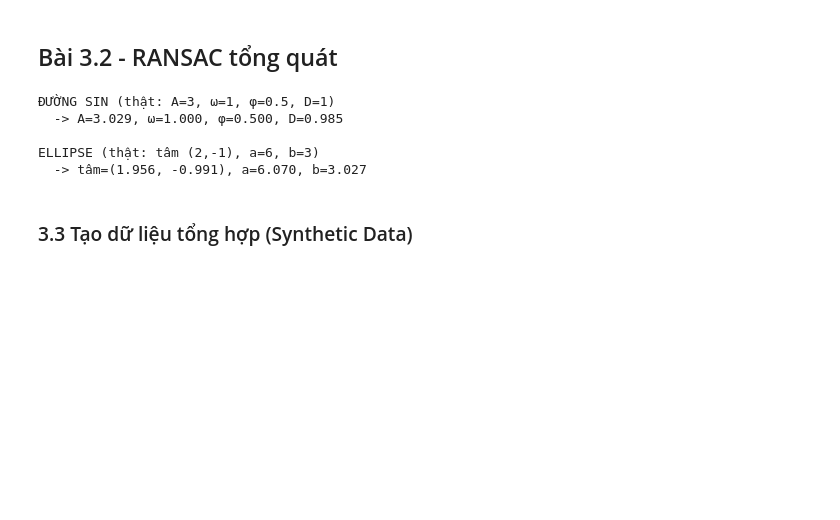
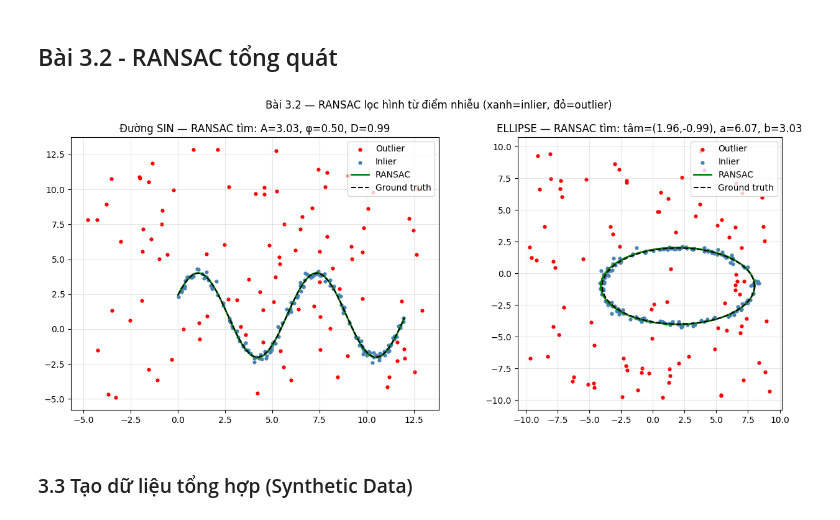
Before and after one commit to thuankoten/computer-vision-lab, a Jupyter notebook: Chapter03/Chapter_03.ipynb, the cells around one changed output. Saved outputs shown, nothing was run; the diff lists cells and outputs as text; code cells hidden in the pictures; blank space fills up the shorter version.

Commit message:
3.2 Ransac with picture

```diff
--- a/Chapter03/Chapter_03.ipynb
+++ b/Chapter03/Chapter_03.ipynb
@@ -1006,30 +976,46 @@ def distance_ellipse(m, p):
 # %%
 # ============================ DEMO: dùng lại ransac cho 2 hình ============================
 if __name__ == "__main__":
+    import matplotlib.pyplot as plt
+
     rng = np.random.default_rng(0)
+    fig, (ax1, ax2) = plt.subplots(1, 2, figsize=(13, 5.5))
 
     # --- ĐƯỜNG SIN: A=3, ω=1, φ=0.5, D=1 ---
     x = rng.uniform(0, 12, 150)
     y = 3 * np.sin(OMEGA * x + 0.5) + 1 + rng.normal(0, 0.2, 150)
     sine = np.vstack([np.column_stack([x, y]), rng.uniform(-5, 13, (100, 2))])
-    A, w, phi, D = ransac(sine, fit_sine, distance_sine, n=3, k=500, t=0.6)[0]
-    print("ĐƯỜNG SIN (thật: A=3, ω=1, φ=0.5, D=1)")
-    print(f"  -> A={A:.3f}, ω={w:.3f}, φ={phi:.3f}, D={D:.3f}\n")
+    model_s, inl_s = ransac(sine, fit_sine, distance_sine, n=3, k=500, t=0.6)
+    A, w, phi, D = model_s
+
+    ax1.scatter(sine[~inl_s, 0], sine[~inl_s, 1], c="red", s=12, label="Outlier")
+    ax1.scatter(sine[inl_s, 0], sine[inl_s, 1], c="steelblue", s=12, label="Inlier")
+    xs = np.linspace(0, 12, 300)
+    ax1.plot(xs, A * np.sin(w * xs + phi) + D, "g-", lw=2, label="RANSAC")
+    ax1.plot(xs, 3 * np.sin(xs + 0.5) + 1, "k--", lw=1.5, label="Ground truth")
+    ax1.set_title(f"Đường SIN — RANSAC tìm: A={A:.2f}, φ={phi:.2f}, D={D:.2f}")
+    ax1.legend(); ax1.grid(alpha=0.3)
 
     # --- ELLIPSE: tâm (2,-1), a=6, b=3  (DÙNG LẠI cùng ransac) ---
     th = rng.uniform(0, 2 * np.pi, 150)
     ell = np.vstack([np.column_stack([2 + 6 * np.cos(th) + rng.normal(0, 0.15, 150),
                                       -1 + 3 * np.sin(th) + rng.normal(0, 0.15, 150)]),
                      rng.uniform(-10, 10, (100, 2))])
-    cx, cy, a, b = ransac(ell, fit_ellipse, distance_ellipse, n=4, k=1000, t=0.5)[0]
-    print("ELLIPSE (thật: tâm (2,-1), a=6, b=3)")
-    print(f"  -> tâm=({cx:.3f}, {cy:.3f}), a={a:.3f}, b={b:.3f}")
+    model_e, inl_e = ransac(ell, fit_ellipse, distance_ellipse, n=4, k=1000, t=0.5)
+    cx, cy, a, b = model_e
+
+    ax2.scatter(ell[~inl_e, 0], ell[~inl_e, 1], c="red", s=12, label="Outlier")
+    ax2.scatter(ell[inl_e, 0], ell[inl_e, 1], c="steelblue", s=12, label="Inlier")
+    tt = np.linspace(0, 2 * np.pi, 300)
+    ax2.plot(cx + a * np.cos(tt), cy + b * np.sin(tt), "g-", lw=2, label="RANSAC")
+    ax2.plot(2 + 6 * np.cos(tt), -1 + 3 * np.sin(tt), "k--", lw=1.5, label="Ground truth")
+    ax2.set_title(f"ELLIPSE — RANSAC tìm: tâm=({cx:.2f},{cy:.2f}), a={a:.2f}, b={b:.2f}")
+    ax2.legend(); ax2.grid(alpha=0.3); ax2.set_aspect("equal")
+
+    fig.suptitle("Bài 3.2 — RANSAC lọc hình từ điểm nhiễu (xanh=inlier, đỏ=outlier)")
+    fig.tight_layout()
 # %% [output]
-ĐƯỜNG SIN (thật: A=3, ω=1, φ=0.5, D=1)
-  -> A=3.029, ω=1.000, φ=0.500, D=0.985
-
-ELLIPSE (thật: tâm (2,-1), a=6, b=3)
-  -> tâm=(1.956, -0.991), a=6.070, b=3.027
+[figure, added]
 # %% [markdown]
 ### 3.3 Tạo dữ liệu tổng hợp (Synthetic Data)
 # %% [markdown]
```
Also changed, not shown: parts of 6 cells of this notebook.
